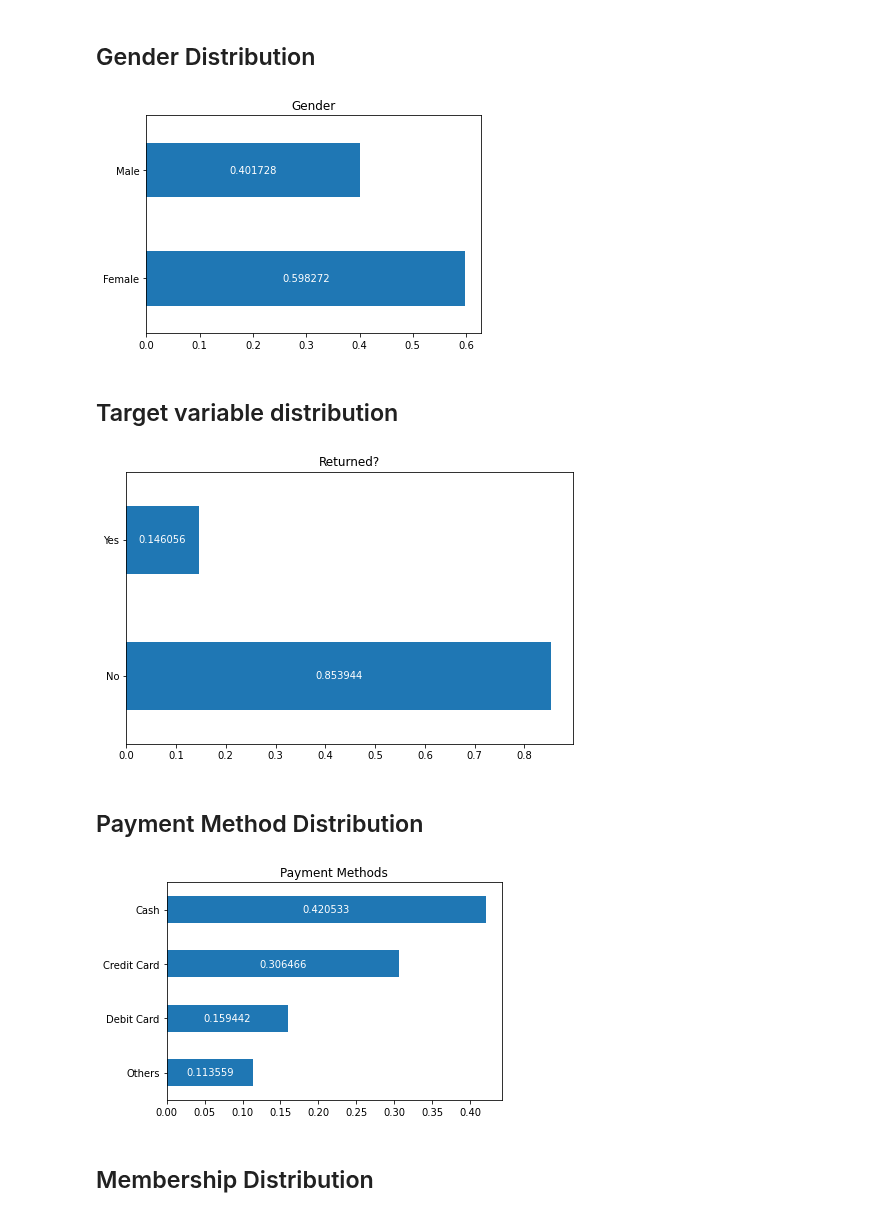
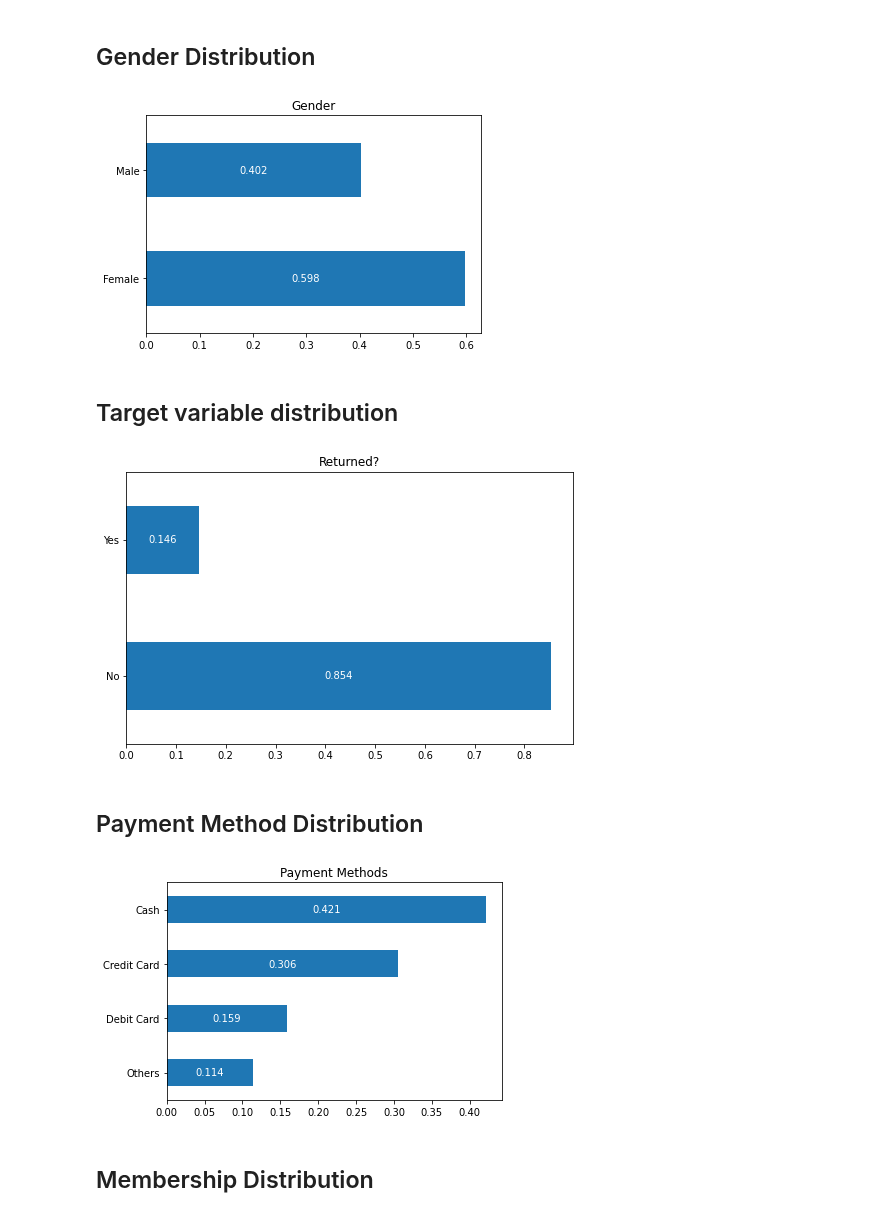
Before and after one commit to s-callejo/AI-Academy-capstone-project-team2, a Jupyter notebook: eda.ipynb, the cells around one changed output. Cells and saved outputs as stored; diff of their text form; code cells hidden in the pictures.

```diff
--- a/eda.ipynb
+++ b/eda.ipynb
@@ -42,27 +42,27 @@ Name: age, dtype: float64
 # %% [markdown]
 ## Gender Distribution
 # %%
-ax = df['gender'].value_counts(normalize=True).plot(kind='barh', title='Gender')
+ax = df['gender'].value_counts(normalize=True).round(3).plot(kind='barh', title='Gender')
 for container in ax.containers:
     ax.bar_label(container, label_type='center', color='white')
 # %% [output]
-[figure, old version]
+[figure, new version]
 # %% [markdown]
 ## Target variable distribution
 # %%
-ax = df['returned'].value_counts(normalize=True).plot(kind='barh', figsize=(8,5), title='Returned?')
+ax = df['returned'].value_counts(normalize=True).round(3).plot(kind='barh', figsize=(8,5), title='Returned?')
 for container in ax.containers:
     ax.bar_label(container, label_type='center', color='white')
 # %% [output]
-[figure, old version]
+[figure, new version]
 # %% [markdown]
 ## Payment Method Distribution
 # %%
-ax = df['pay_method'].value_counts(ascending=True, normalize=True).plot(kind='barh', title="Payment Methods")
+ax = df['pay_method'].value_counts(ascending=True, normalize=True).round(3).plot(kind='barh', title="Payment Methods")
 for container in ax.containers:
     ax.bar_label(container, label_type='center', color='white')
 # %% [output]
-[figure, old version]
+[figure, new version]
 # %% [markdown]
 ## Membership Distribution
 # %%
```
Also changed, not shown: parts of 15 cells of this notebook.
